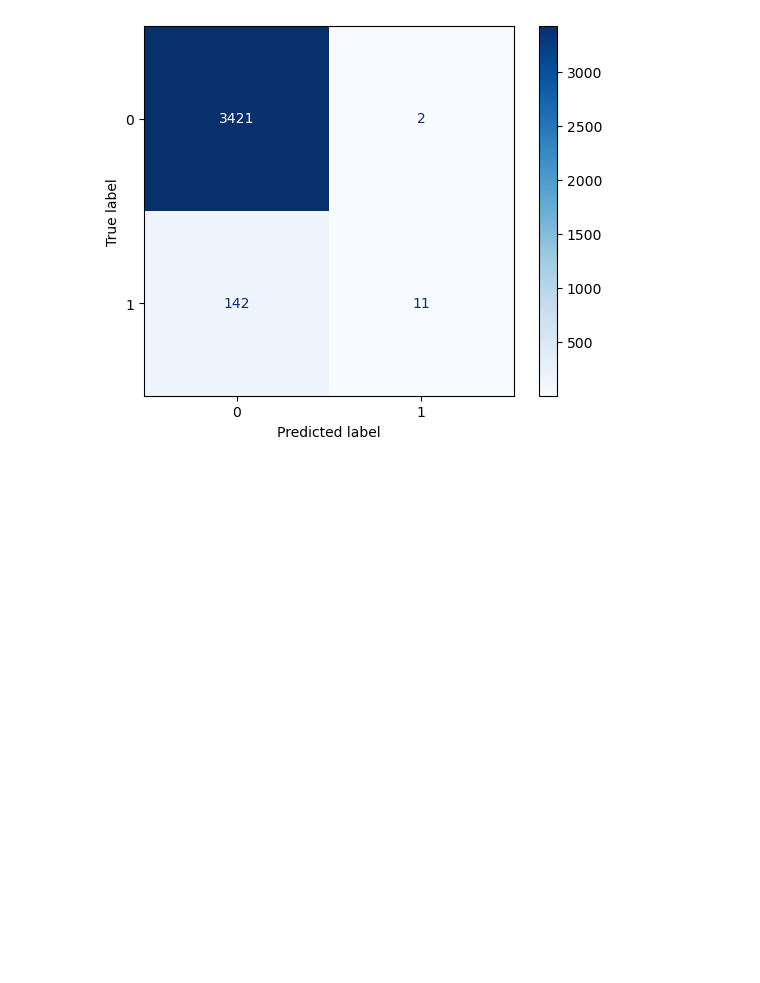
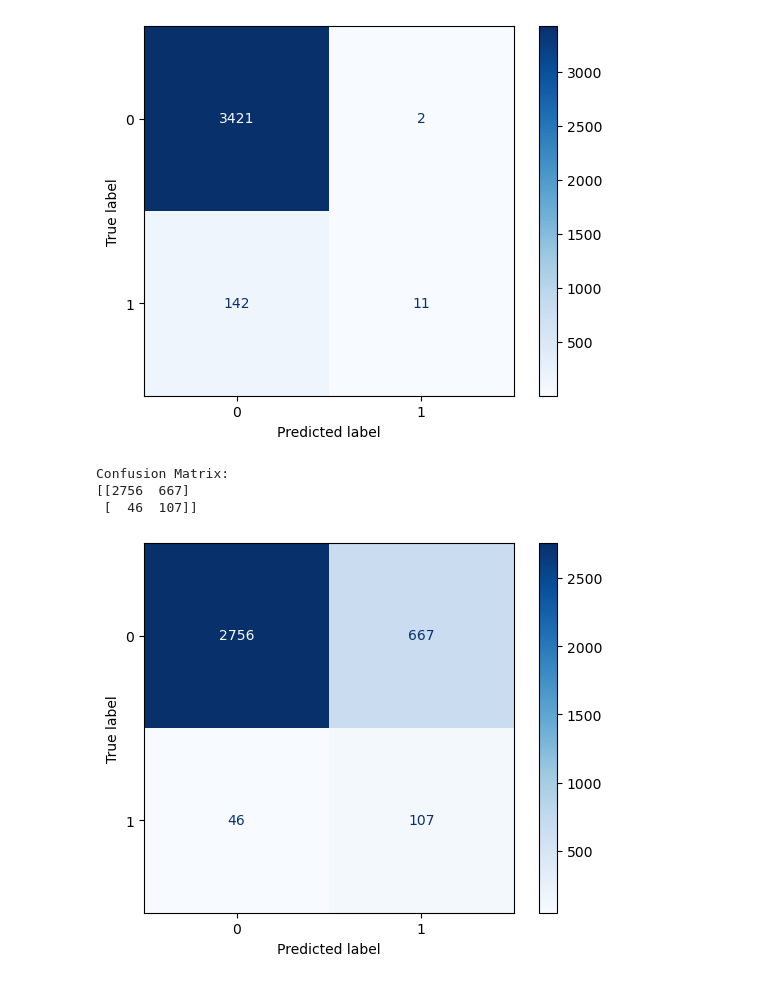
Before and after one commit to jebamania/group-project-2, a Jupyter notebook: XG Boosted Trees.ipynb, the cells around one changed output. Saved outputs shown, nothing was run; the diff lists cells and outputs as text; code cells hidden in the pictures; blank space fills up the shorter version.

```diff
--- a/XG Boosted Trees.ipynb
+++ b/XG Boosted Trees.ipynb
@@ -142,0 +141,15 @@ XGBClassifier(n_estimators=136, max_depth=4, learning_rate=.13, random_state=1)
+# %%
+# Calculate the confusion matrix
+cm = confusion_matrix(y_test_os, preds_binary_os)
+print('Confusion Matrix:')
+print(cm)
+
+# Display the confusion matrix
+disp = ConfusionMatrixDisplay(confusion_matrix=cm, display_labels=[0, 1])
+disp.plot(cmap=plt.cm.Blues)
+plt.show()
+# %% [output]
+Confusion Matrix:
+[[2756  667]
+ [  46  107]]
+[figure, added]
```
Also changed, not shown: parts of 9 cells of this notebook.
